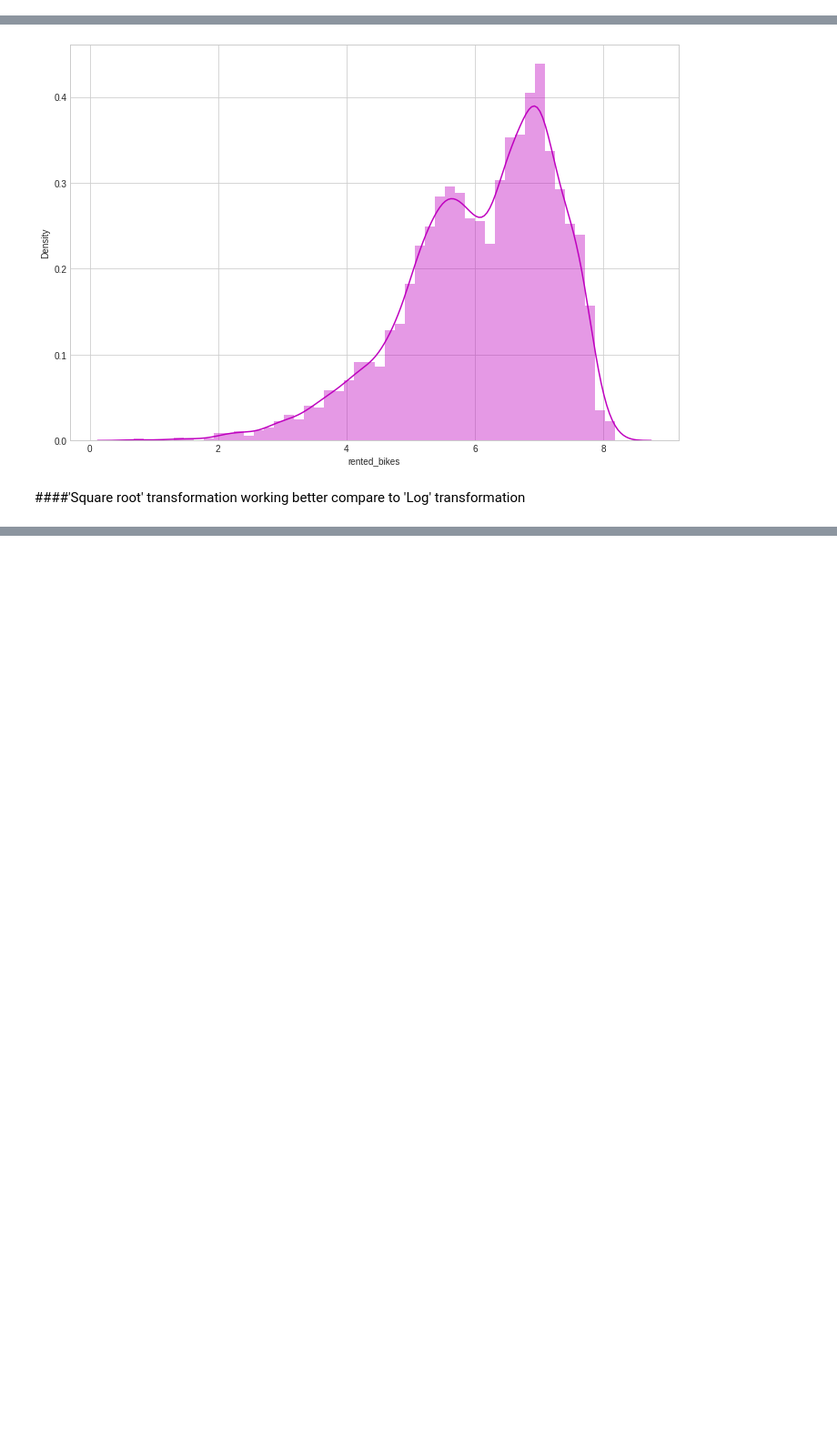
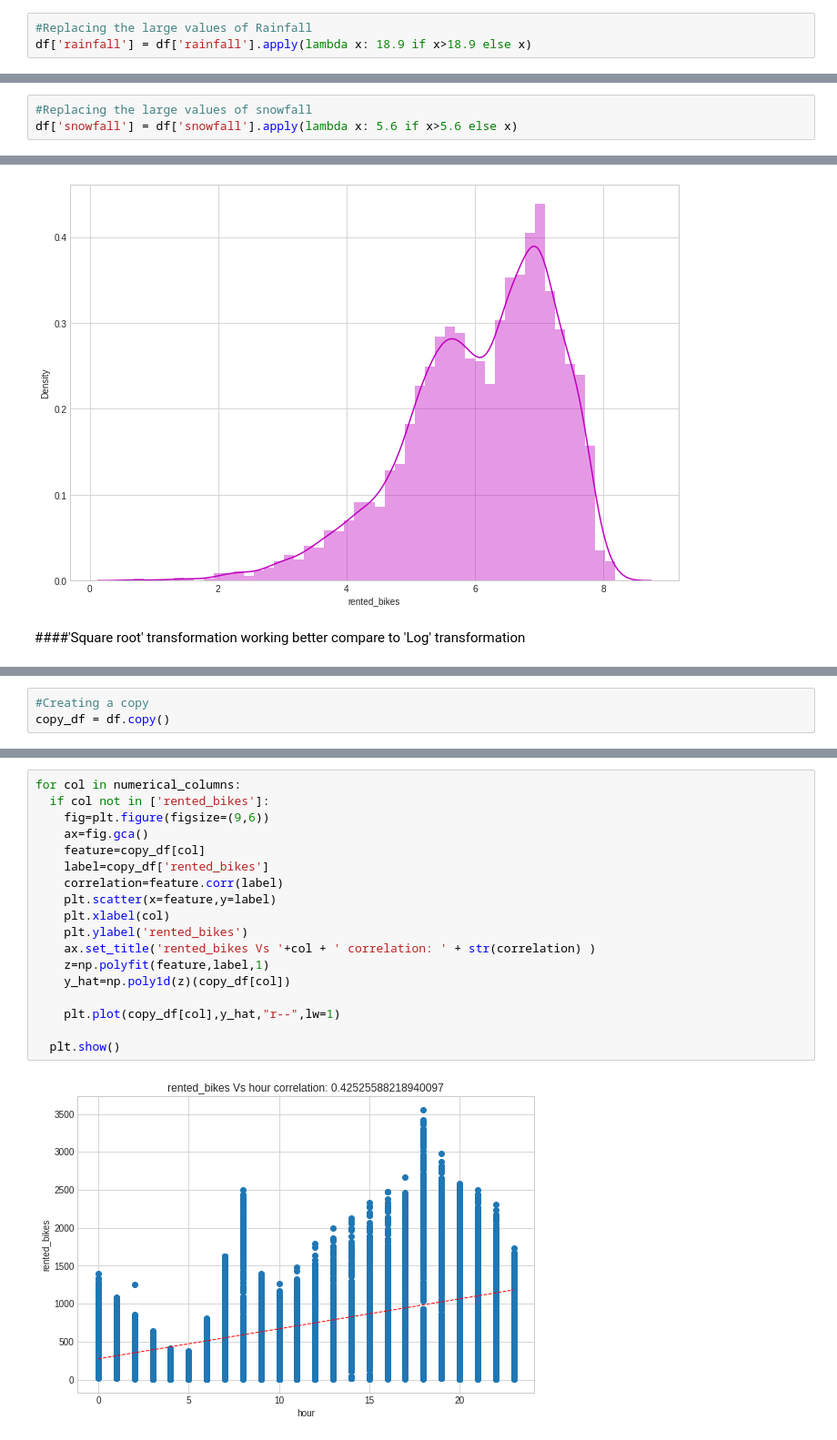
Before and after one commit to chvikas/bike-sharing-demand-prediction, a Jupyter notebook: Bike_Sharing_Demand_Prediction_Capstone_Project.ipynb, the cells around one changed output, grey strips where cells are left out. Shown at 91% size. Drawn from its saved outputs; the diff is of its cells as text; blank space fills up the shorter version.

```diff
--- a/Bike_Sharing_Demand_Prediction_Capstone_Project.ipynb
+++ b/Bike_Sharing_Demand_Prediction_Capstone_Project.ipynb
@@ -592 +610,4 @@ Name: 0.99, dtype: float64
+# %%
+#Replacing the large values of Rainfall
+df['rainfall'] = df['rainfall'].apply(lambda x: 18.9 if x>18.9 else x)
 # %%
@@ -622,0 +633,3 @@ df[(df['month_name'] == 'May') & (df['day']==16)]
+# %%
+#Replacing the large values of snowfall
+df['snowfall'] = df['snowfall'].apply(lambda x: 5.6 if x>5.6 else x)
@@ -684,0 +727,3 @@ plt.show()
+# %%
+#Creating a copy
+copy_df = df.copy()
@@ -684,0 +757,20 @@ plt.show()
+# %%
+for col in numerical_columns:
+  if col not in ['rented_bikes']:
+    fig=plt.figure(figsize=(9,6))
+    ax=fig.gca()
+    feature=copy_df[col]
+    label=copy_df['rented_bikes']
+    correlation=feature.corr(label)
+    plt.scatter(x=feature,y=label)
+    plt.xlabel(col)
+    plt.ylabel('rented_bikes')
+    ax.set_title('rented_bikes Vs '+col + ' correlation: ' + str(correlation) )
+    z=np.polyfit(feature,label,1)
+    y_hat=np.poly1d(z)(copy_df[col])
+
+    plt.plot(copy_df[col],y_hat,"r--",lw=1)
+
+  plt.show()
+# %% [output]
+[figure, added]
```
Also changed, not shown: parts of 22 cells of this notebook.
